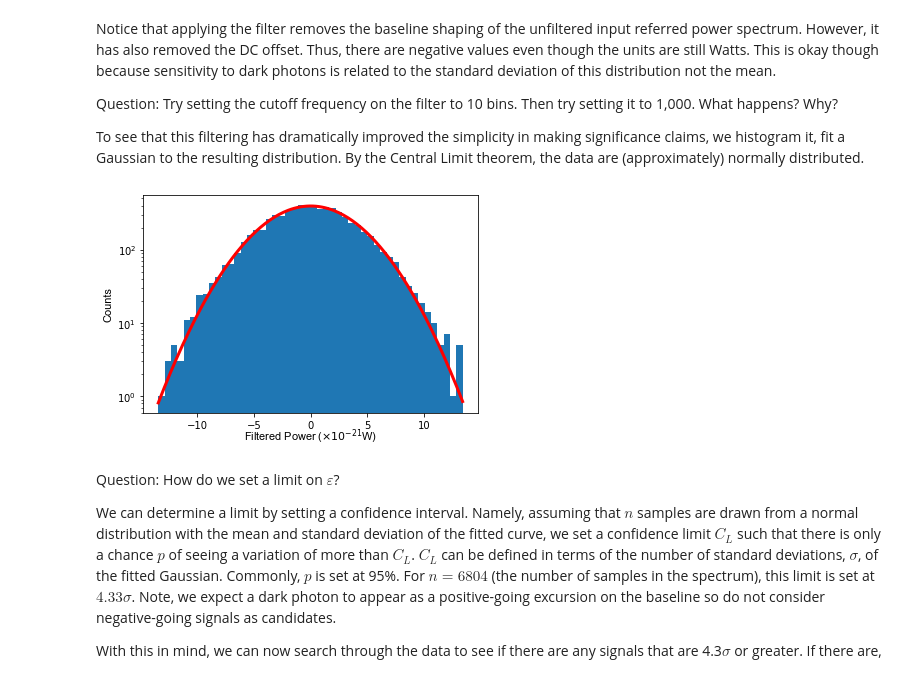
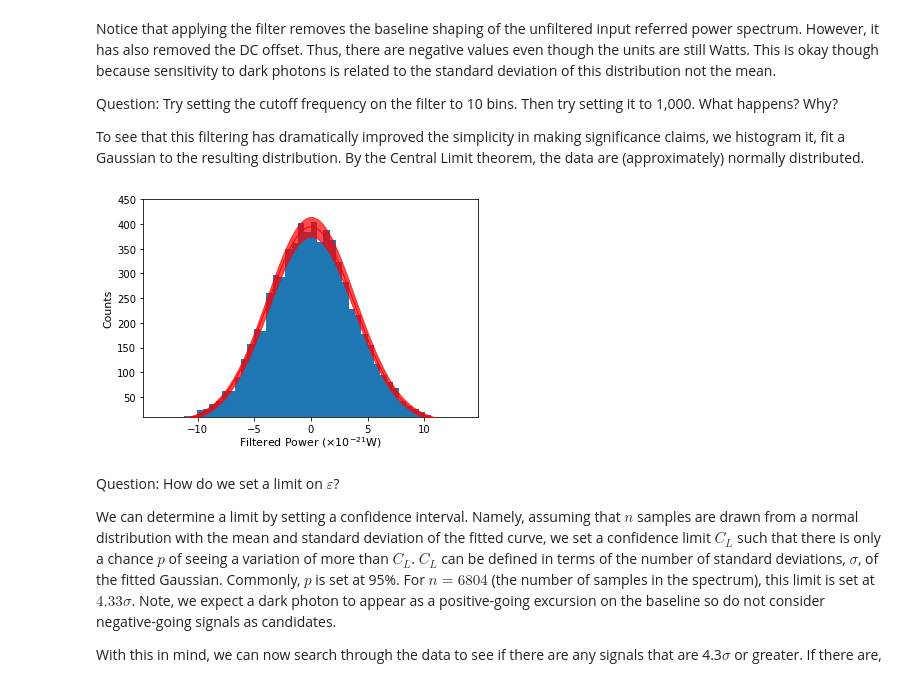
Before and after one commit to josephmlev/darkRadio, a Jupyter notebook: HEPCAT_2022/HEPCAT_Analysis.ipynb, the cells around one changed output. Saved outputs shown, nothing was run; the diff lists cells and outputs as text; code cells hidden in the pictures.

```diff
--- a/HEPCAT_2022/HEPCAT_Analysis.ipynb
+++ b/HEPCAT_2022/HEPCAT_Analysis.ipynb
@@ -218,33 +270,39 @@ To see that this filtering has dramatically improved the simplicity in making si
 # %%
 # Scale the filtered data to more sensible unit (zW)
 scaledFilteredData = filteredData*10**21
 
 # Apply the Freedman-Diaconis rule to determine bin widths / number of bins
 binWidth = 2 * iqr(scaledFilteredData) / (len(scaledFilteredData)**(1./3.))
 numBins = int((max(scaledFilteredData) - min(scaledFilteredData))/binWidth)
 
 binSpace = np.linspace(min(scaledFilteredData), max(scaledFilteredData), numBins)
 
 # Histogram the scaled and filtered power spectrum
 n, bins, patches = plt.hist(scaledFilteredData, bins = binSpace, density = False)
 plt.xlabel(r'Filtered Power ($\times 10^{-21}$W)', labelpad = 15, **label_font)
 plt.ylabel('Counts', **label_font)
 
 # Fit a Gaussian to the histogramm-ed data
 popt,pcov = curve_fit(gaus,(bins[1:] + bins[:-1])/2., n, p0=[390.0,0,np.std(scaledFilteredData)])
 
 #fitAmps = gaus((bins[1:] + bins[:-1])/2., *popt)
 #fitAmps = fitAmps*np.sum(n)/np.sum(fitAmps)
 
 
 # Display the fitted Gaussian
 fitFreqs = np.linspace(min(scaledFilteredData), max(scaledFilteredData), num = 200)
 fitPlots = gaus(fitFreqs, *popt)
-plt.plot(fitFreqs, fitPlots, 'r-', linewidth = 3)
-plt.gca().set_yscale('log')
+fitPlotsPlus = fitPlots + np.sqrt(fitPlots)
+fitPlotsMinus = fitPlots - np.sqrt(fitPlots)
+plt.plot(fitFreqs, fitPlots, 'r-', linewidth = 1)
+plt.fill_between(fitFreqs, fitPlotsPlus, fitPlotsMinus, color = 'r', alpha = .7, zorder = 1000)
+#plt.plot(fitFreqs, fitPlotsPlus, 'r-', linewidth = 3)
+#plt.plot(fitFreqs, fitPlotsMinus, 'r-', linewidth = 3)
+#plt.gca().set_yscale('lin')
+plt.ylim(10, 450)
 plt.show()
 # %% [output]
-[figure, old version]
+[figure, new version]
 # %% [markdown]
 Question: How do we set a limit on $\varepsilon$?
 
```
Also changed, not shown: parts of 15 cells of this notebook.
